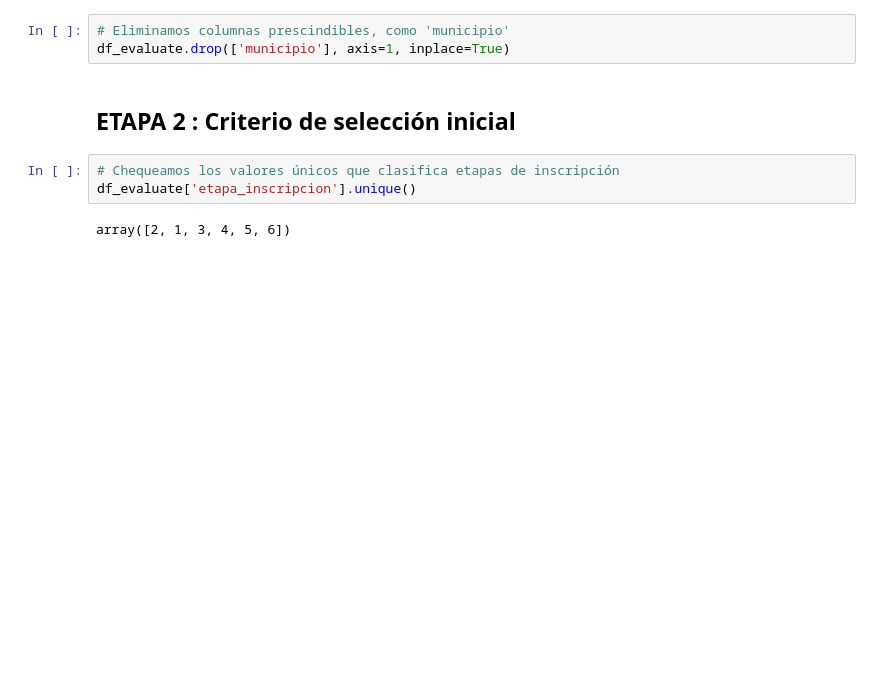
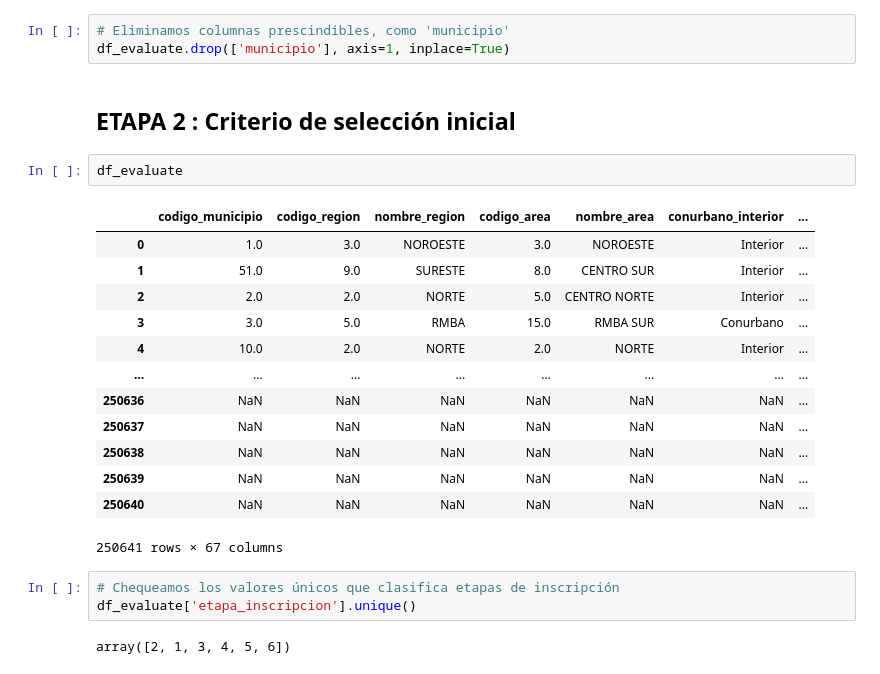
Before and after one commit to andreasoledadguerra/impact-evaluation-of-public-policy, a Jupyter notebook: impact_evaluation_policy.ipynb, the cells around one changed output. Drawn from its saved outputs; the diff is of its cells as text; blank space fills up the shorter version.

```diff
--- a/impact_evaluation_policy.ipynb
+++ b/impact_evaluation_policy.ipynb
@@ -117,6 +128,22 @@ df_evaluate.columns.tolist()
 df_evaluate.drop(['municipio'], axis=1, inplace=True)
 # %% [markdown]
 ## ETAPA 2 : Criterio de selección inicial
+# %%
+df_evaluate
+# %% [output]
+|  | codigo_municipio | codigo_region | nombre_region | codigo_area | nombre_area | conurbano_interior | ... |
+| 0 | 1.0 | 3.0 | NOROESTE | 3.0 | NOROESTE | Interior | ... |
+| 1 | 51.0 | 9.0 | SURESTE | 8.0 | CENTRO SUR | Interior | ... |
+| 2 | 2.0 | 2.0 | NORTE | 5.0 | CENTRO NORTE | Interior | ... |
+| 3 | 3.0 | 5.0 | RMBA | 15.0 | RMBA SUR | Conurbano | ... |
+| 4 | 10.0 | 2.0 | NORTE | 2.0 | NORTE | Interior | ... |
+| ... | ... | ... | ... | ... | ... | ... | ... |
+| 250636 | NaN | NaN | NaN | NaN | NaN | NaN | ... |
+| 250637 | NaN | NaN | NaN | NaN | NaN | NaN | ... |
+| 250638 | NaN | NaN | NaN | NaN | NaN | NaN | ... |
+| 250639 | NaN | NaN | NaN | NaN | NaN | NaN | ... |
+| 250640 | NaN | NaN | NaN | NaN | NaN | NaN | ... |
+250641 rows × 67 columns
 # %%
 # Chequeamos los valores únicos que clasifica etapas de inscripción
 df_evaluate['etapa_inscripcion'].unique()
```
Also changed, not shown: parts of 3 cells of this notebook.
